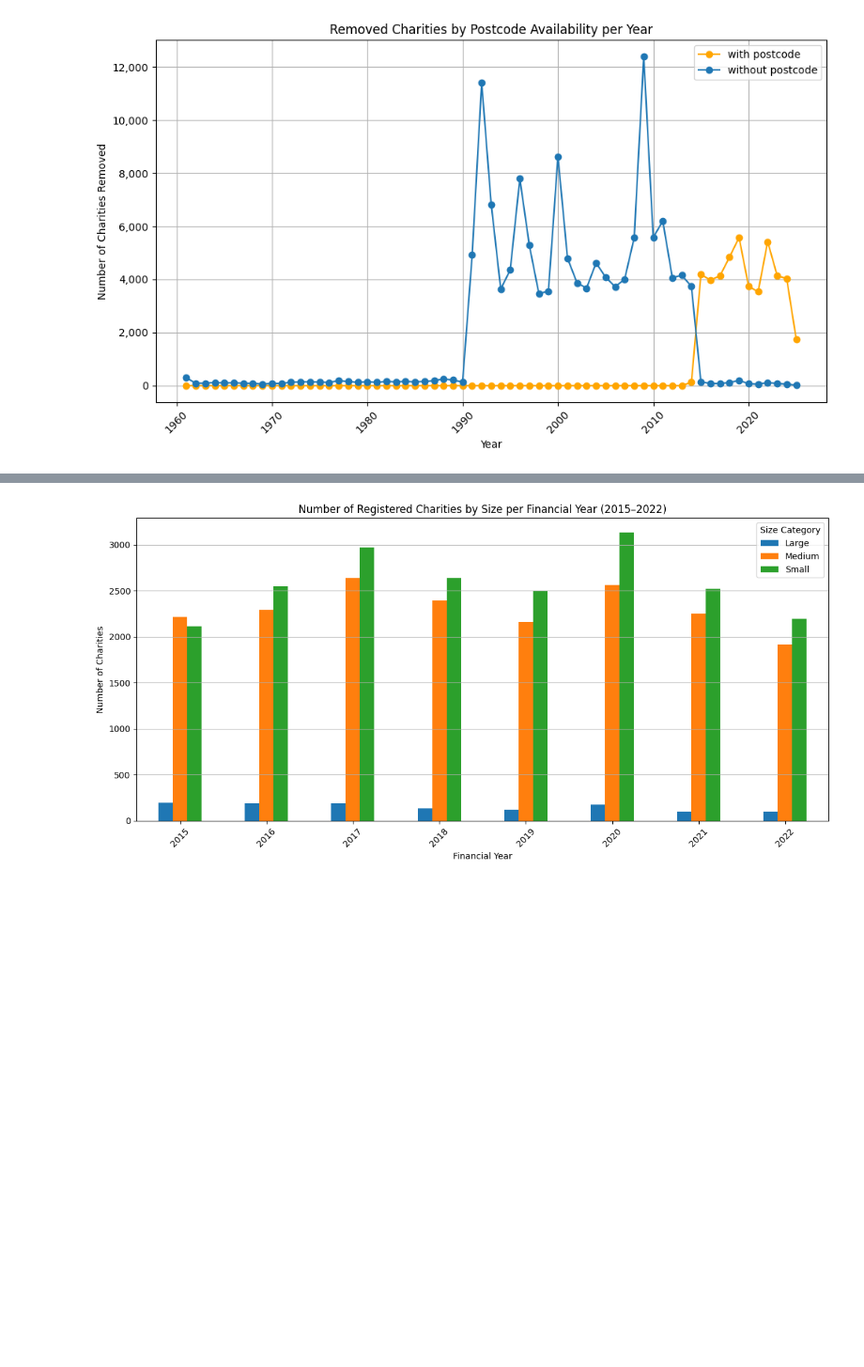
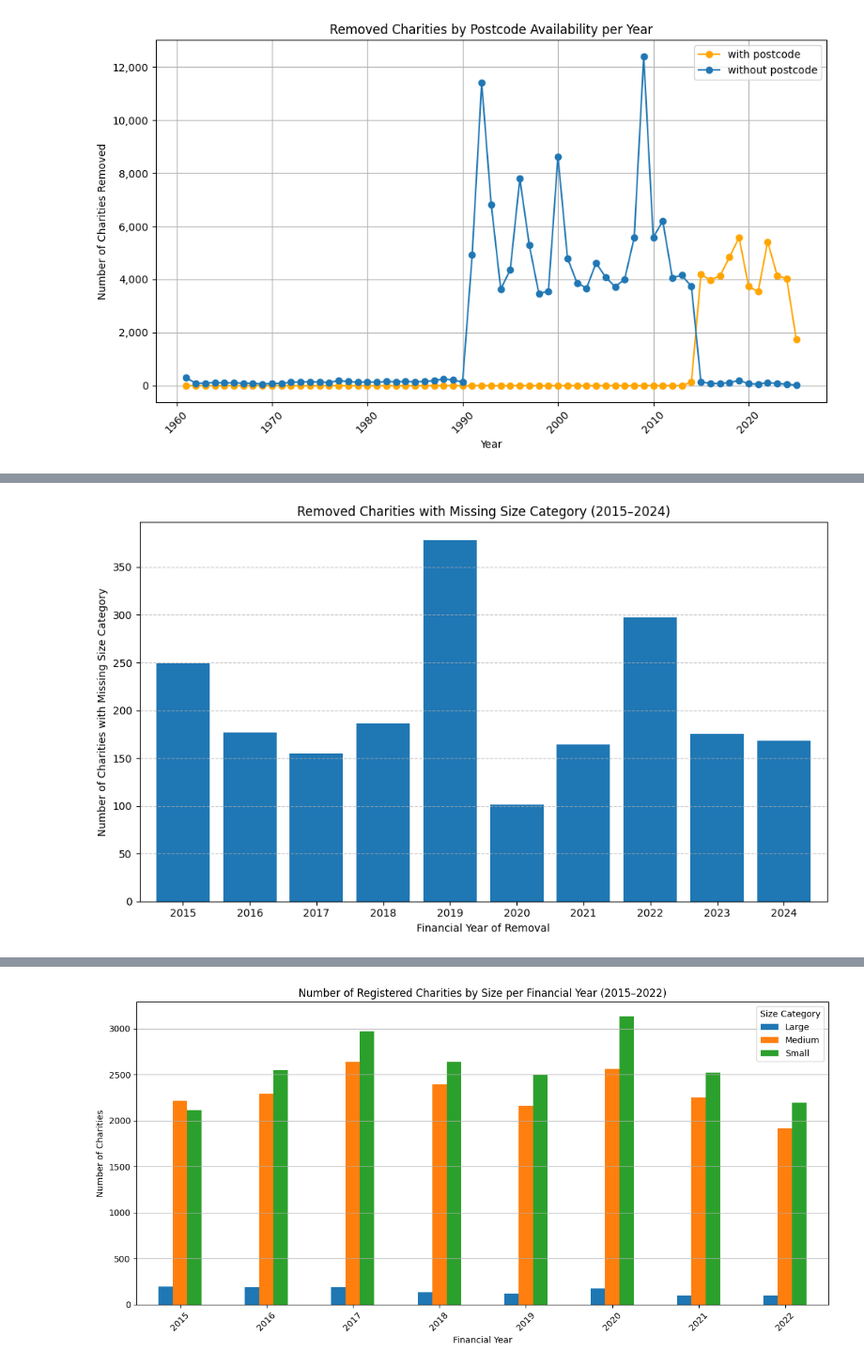
Before and after one commit to crystalyu917/The-Impact-of-Local-Council-Asset-Sales-on-Charity-Survival-in-England, a Jupyter notebook: src/analysis/charity.ipynb, the cells around one changed output, grey strips where cells are left out. Shown at 94% size. Saved outputs shown, nothing was run; the diff lists cells and outputs as text; code cells hidden in the pictures; blank space fills up the shorter version.

```diff
--- a/src/analysis/charity.ipynb
+++ b/src/analysis/charity.ipynb
@@ -319,0 +351,39 @@ plt.show()
+# %%
+'''
+Plot removed charities with missing size category
+This will show the number of removed charities that have missing size category each year.
+'''
+
+# Filter only charities that have been removed
+removed = dataset[dataset['removal_fy'].notna()].copy()
+
+# Ensure correct data types
+removed['removal_fy'] = removed['removal_fy'].astype(int)
+
+# Filter to years of interest (optional, for focus)
+removed = removed[removed['removal_fy'].between(2015, 2024)]
+
+# Count how many removed charities had missing size category per year
+missing_by_removal_year = (
+    removed[removed['size_category'].isna()]
+    .groupby('removal_fy')
+    .size()
+    .reindex(range(2015, 2025), fill_value=0)  # Ensure full range
+)
+
+# Plot
+plt.figure(figsize=(10, 6))
+missing_by_removal_year.plot(
+    kind='bar',
+    color='#1f77b4',
+    width=0.8
+)
+plt.title('Removed Charities with Missing Size Category (2015–2024)')
+plt.xlabel('Financial Year of Removal')
+plt.ylabel('Number of Charities with Missing Size Category')
+plt.grid(axis='y', linestyle='--', alpha=0.7)
+plt.xticks(rotation=0)  # keep year labels horizontal
+plt.tight_layout()
+plt.show()
+# %% [output]
+[figure, added]
```
Also changed, not shown: parts of 27 cells of this notebook.
